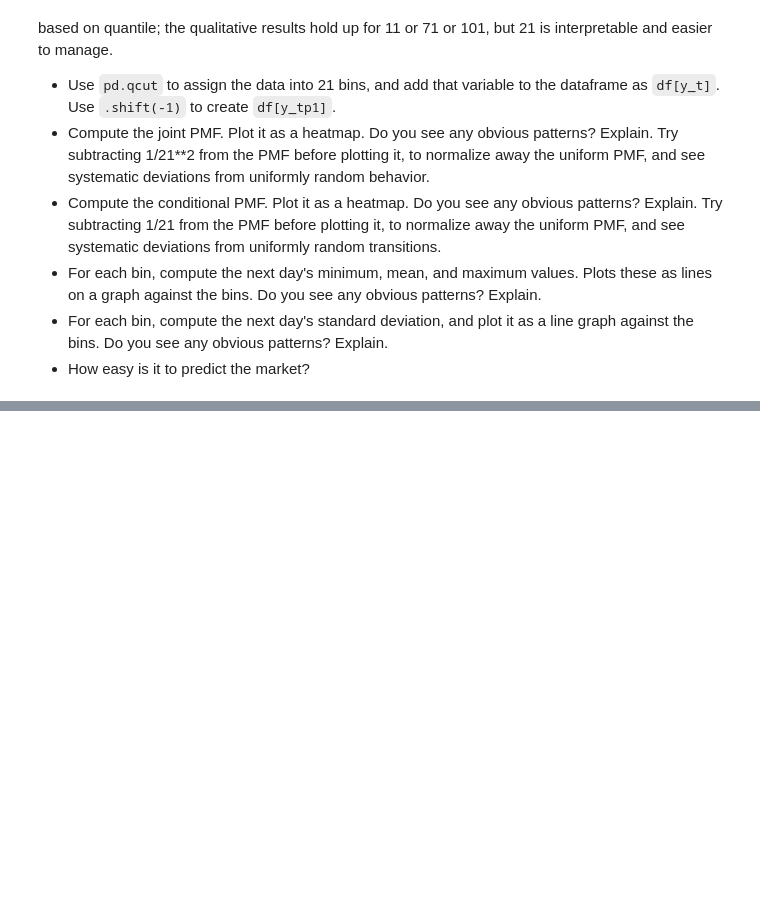
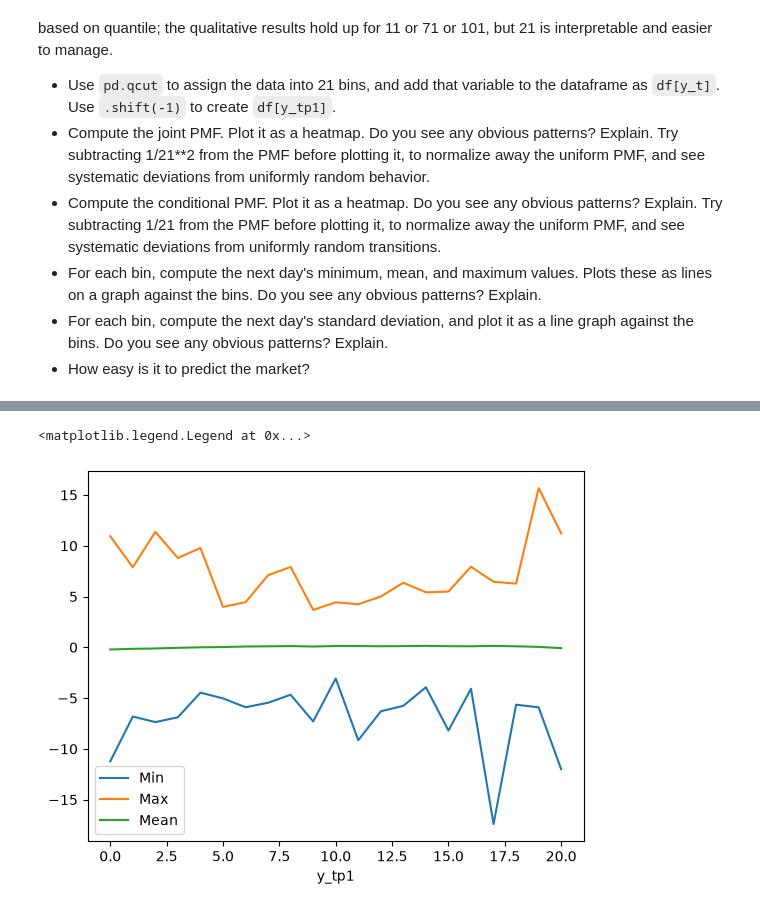
Before and after one commit to kaitlynNMcFadden/uu_markov, a Jupyter notebook: lab_1/lab.ipynb, the cells around one changed output, grey strips where cells are left out. Cells and saved outputs as stored; diff of their text form; code cells hidden in the pictures; blank space fills up the shorter version.

```diff
--- a/lab_1/lab.ipynb
+++ b/lab_1/lab.ipynb
@@ -87,0 +410,2 @@ The choice of five bins was arbitrary. For more realistic or complex models, we'
+# %%
+df_describe = df.groupby('y_tp1', observed = False)['market_return_pct'].describe()
@@ -87,0 +433,9 @@ The choice of five bins was arbitrary. For more realistic or complex models, we'
+# %%
+sns.lineplot(data=df_describe, x='y_tp1', y='min', label='Min')
+sns.lineplot(data=df_describe, x='y_tp1', y='max', label='Max')
+sns.lineplot(data=df_describe, x='y_tp1', y='mean', label='Mean')
+plt.ylabel('')
+plt.legend()
+# %% [output]
+<matplotlib.legend.Legend at 0x...>
+[figure, added]
```
Also changed, not shown: parts of 48 cells of this notebook, 3 other files.
